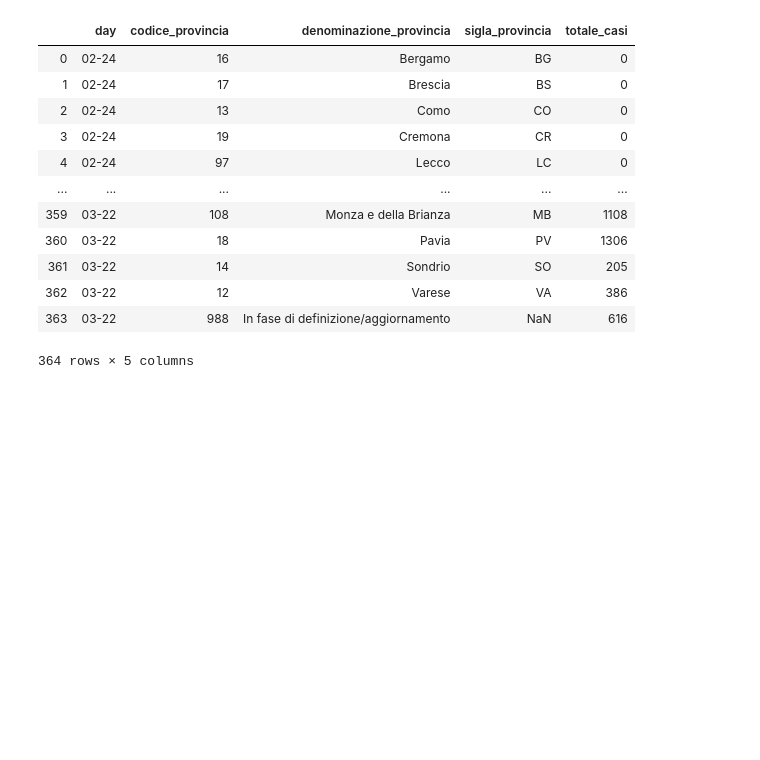
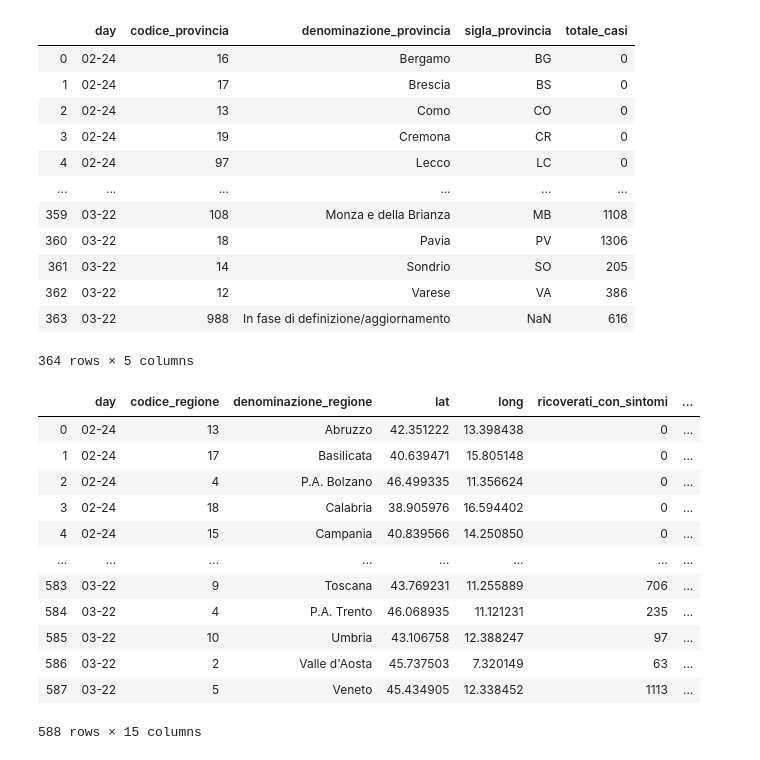
Before and after one commit to simonegiancola09/covid-19-Analysis, a Jupyter notebook: Covid.ipynb, the cells around one changed output. Saved outputs shown, nothing was run; the diff lists cells and outputs as text; code cells hidden in the pictures; blank space fills up the shorter version.

```diff
--- a/Covid.ipynb
+++ b/Covid.ipynb
@@ -314,3 +320,19 @@ get_regione_by_provincia("Lombardia")
 | 362 | 03-22 | 12 | Varese | VA | 386 |
 | 363 | 03-22 | 988 | In fase di definizione/aggiornamento | NaN | 616 |
 364 rows × 5 columns
+# %%
+regioni
+# %% [output]
+|  | day | codice_regione | denominazione_regione | lat | long | ricoverati_con_sintomi | ... |
+| 0 | 02-24 | 13 | Abruzzo | 42.351222 | 13.398438 | 0 | ... |
+| 1 | 02-24 | 17 | Basilicata | 40.639471 | 15.805148 | 0 | ... |
+| 2 | 02-24 | 4 | P.A. Bolzano | 46.499335 | 11.356624 | 0 | ... |
+| 3 | 02-24 | 18 | Calabria | 38.905976 | 16.594402 | 0 | ... |
+| 4 | 02-24 | 15 | Campania | 40.839566 | 14.250850 | 0 | ... |
+| ... | ... | ... | ... | ... | ... | ... | ... |
+| 583 | 03-22 | 9 | Toscana | 43.769231 | 11.255889 | 706 | ... |
+| 584 | 03-22 | 4 | P.A. Trento | 46.068935 | 11.121231 | 235 | ... |
+| 585 | 03-22 | 10 | Umbria | 43.106758 | 12.388247 | 97 | ... |
+| 586 | 03-22 | 2 | Valle d'Aosta | 45.737503 | 7.320149 | 63 | ... |
+| 587 | 03-22 | 5 | Veneto | 45.434905 | 12.338452 | 1113 | ... |
+588 rows × 15 columns
```
Also changed, not shown: parts of 6 cells of this notebook.
